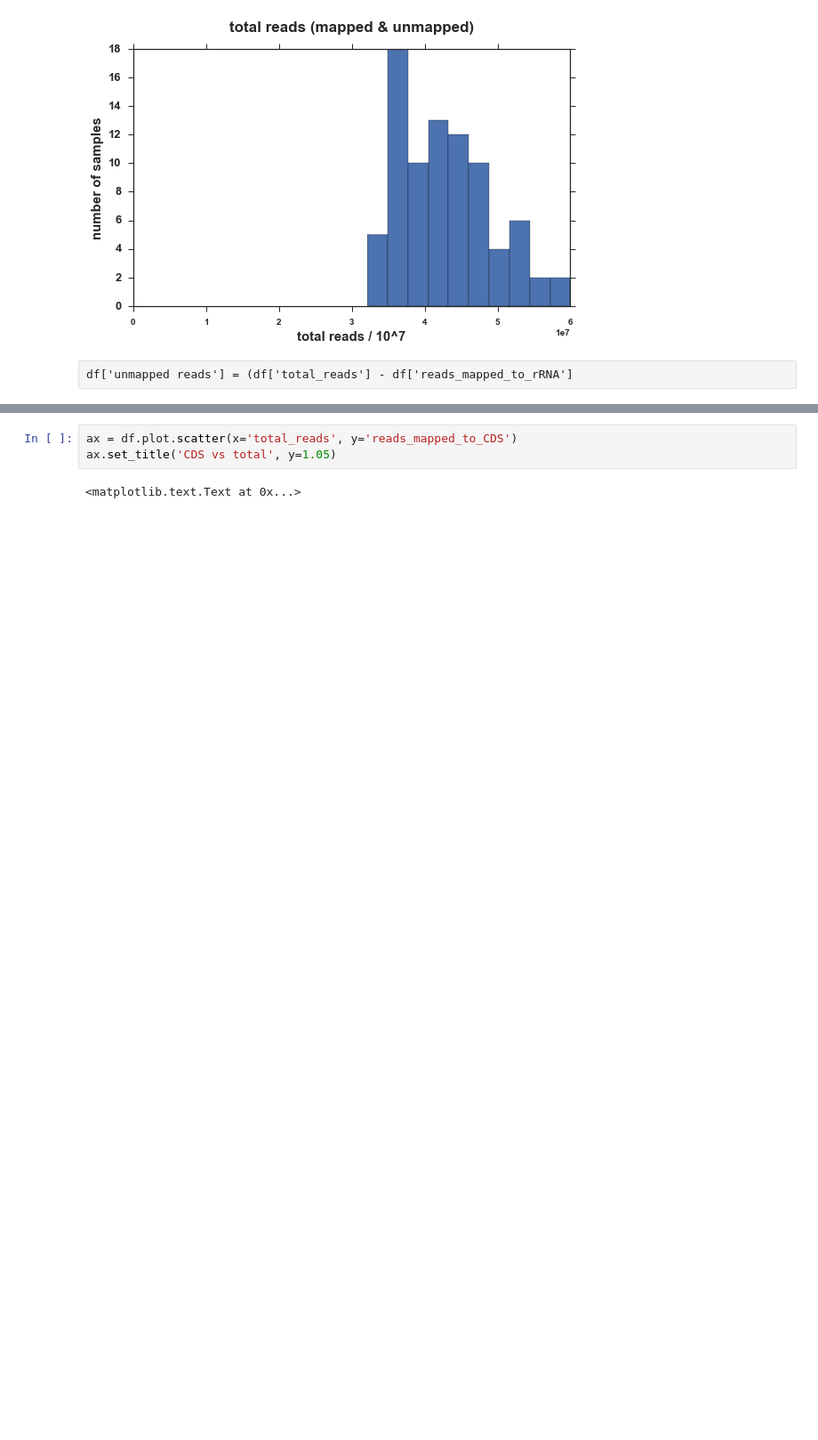
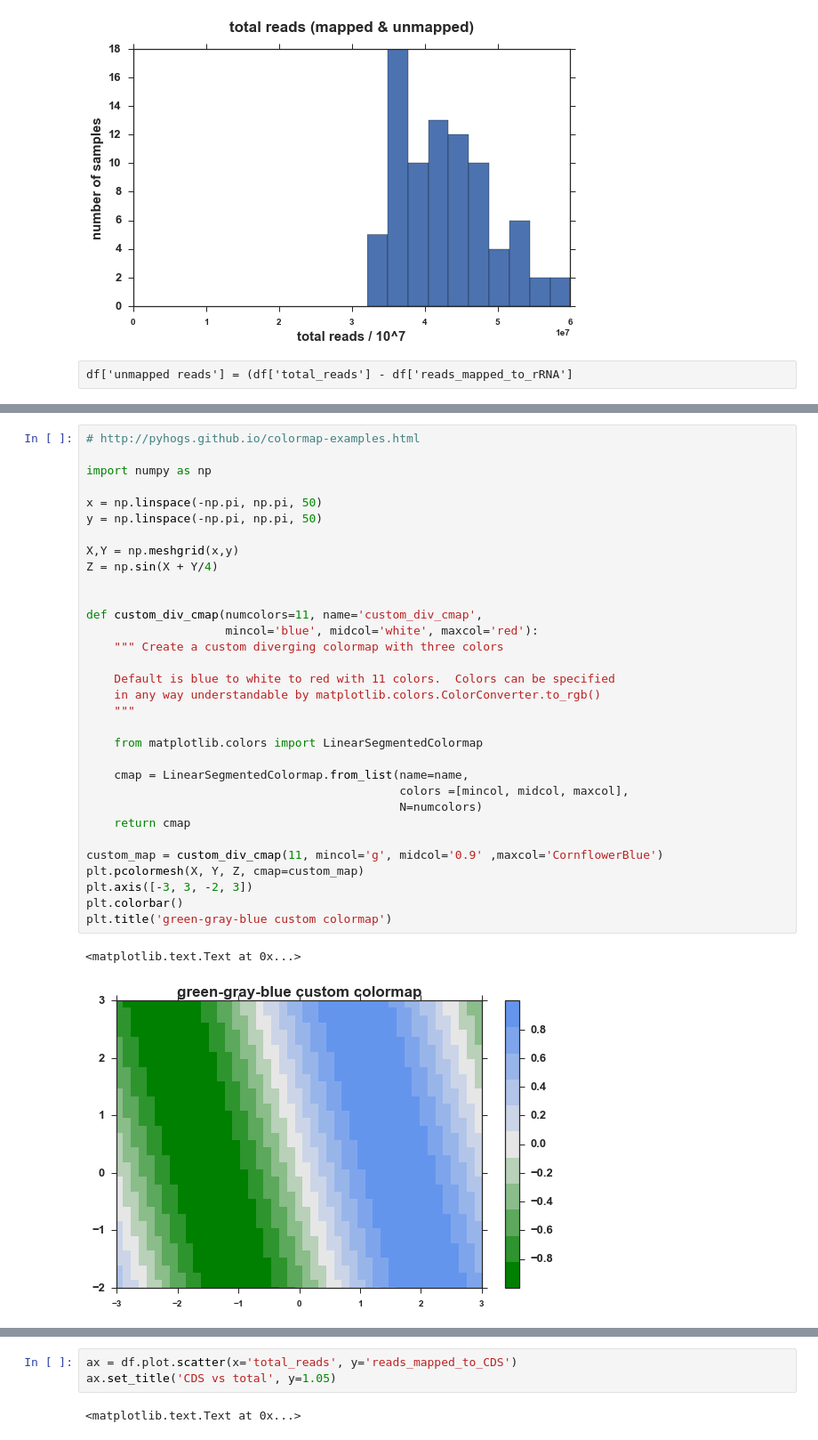
Before and after one commit to JanetMatsen/meta4_bins_janalysis, a Jupyter notebook: ipython_notebooks/160304_lost_read_investigation/160304_explore_summary_xls.ipynb, the cells around one changed output, grey strips where cells are left out. Shown at 89% size. Cells and saved outputs as stored; diff of their text form; blank space fills up the shorter version.

```diff
--- a/ipython_notebooks/160304_lost_read_investigation/160304_explore_summary_xls.ipynb
+++ b/ipython_notebooks/160304_lost_read_investigation/160304_explore_summary_xls.ipynb
@@ -122,0 +139,35 @@ ax.set_title('total mapped vs total available', y=1.05)
+# %%
+# http://pyhogs.github.io/colormap-examples.html
+
+import numpy as np
+
+x = np.linspace(-np.pi, np.pi, 50)
+y = np.linspace(-np.pi, np.pi, 50)
+
+X,Y = np.meshgrid(x,y)
+Z = np.sin(X + Y/4)
+
+
+def custom_div_cmap(numcolors=11, name='custom_div_cmap',
+                    mincol='blue', midcol='white', maxcol='red'):
+    """ Create a custom diverging colormap with three colors
+
+    Default is blue to white to red with 11 colors.  Colors can be specified
+    in any way understandable by matplotlib.colors.ColorConverter.to_rgb()
+    """
+
+    from matplotlib.colors import LinearSegmentedColormap
+
+    cmap = LinearSegmentedColormap.from_list(name=name,
+                                             colors =[mincol, midcol, maxcol],
+                                             N=numcolors)
+    return cmap
+
+custom_map = custom_div_cmap(11, mincol='g', midcol='0.9' ,maxcol='CornflowerBlue')
+plt.pcolormesh(X, Y, Z, cmap=custom_map)
+plt.axis([-3, 3, -2, 3])
+plt.colorbar()
+plt.title('green-gray-blue custom colormap')
+# %% [output]
+<matplotlib.text.Text at 0x...>
+[figure, added]
```
Also changed, not shown: parts of 15 cells of this notebook, 6 other files.
